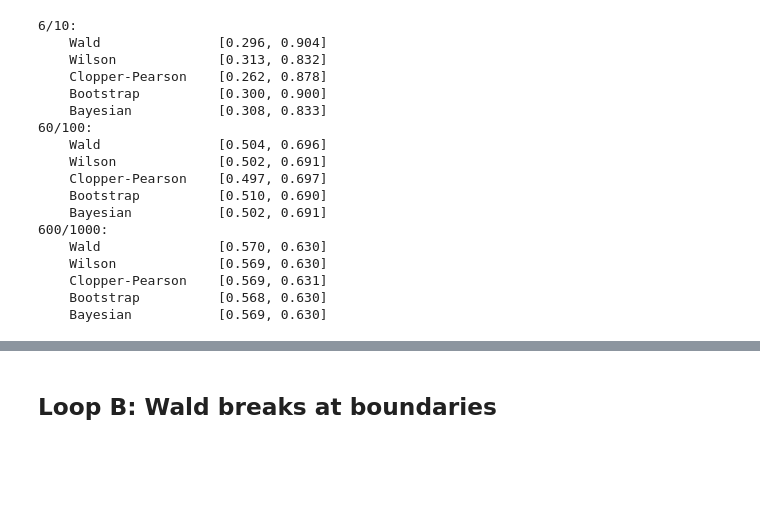
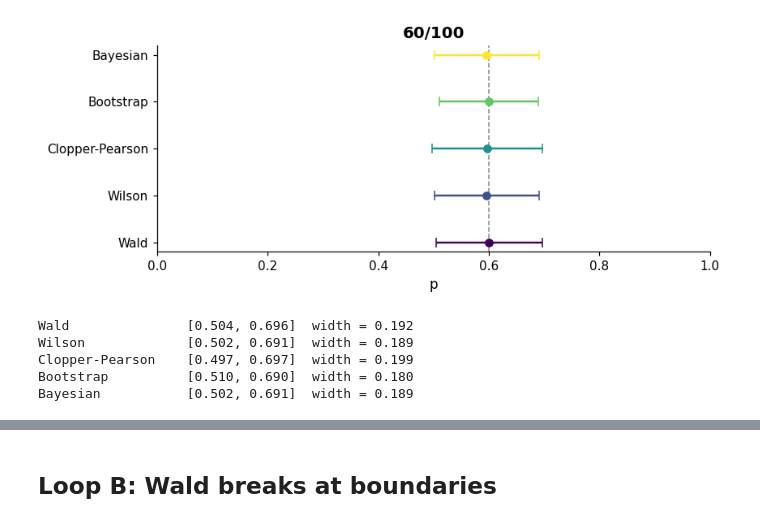
Before and after one commit to k1monfared/experimentation, a Jupyter notebook: chapters/05-confidence-intervals/notebook.ipynb, the cells around one changed output, grey strips where cells are left out. Cells and saved outputs as stored; diff of their text form; code cells hidden in the pictures; blank space fills up the shorter version.

```diff
--- a/chapters/05-confidence-intervals/notebook.ipynb
+++ b/chapters/05-confidence-intervals/notebook.ipynb
@@ -13,31 +18,29 @@ apply_style()
 # %%
-for k, n in [(6, 10), (60, 100), (600, 1000)]:
+def show_intervals(k, n):
     seq = np.concatenate([np.ones(k), np.zeros(n - k)])
     wald = proportion_confint(k, n, method='normal')
     wilson = wilson_ci(k, n)
     cp = clopper_pearson_ci(k, n)
     bs_lo, bs_hi, _ = bootstrap_ci(seq, n_boot=2000, seed=0)
     a, b = 1 + k, 1 + (n - k)
     bayes = (float(beta_dist.ppf(0.025, a, b)), float(beta_dist.ppf(0.975, a, b)))
-    print(f'{k}/{n}:')
-    for name, iv in [('Wald', wald), ('Wilson', wilson), ('Clopper-Pearson', cp), ('Bootstrap', (bs_lo, bs_hi)), ('Bayesian', bayes)]:
-        print(f'    {name:<18} [{iv[0]:.3f}, {iv[1]:.3f}]')
+    methods = [('Wald', wald), ('Wilson', wilson), ('Clopper-Pearson', cp), ('Bootstrap', (bs_lo, bs_hi)), ('Bayesian', bayes)]
+    fig, ax = plt.subplots(figsize=(8, 3.0))
+    cmap = plt.get_cmap('viridis')
+    for j, (name, (lo, hi)) in enumerate(methods):
+        ax.errorbar((lo+hi)/2, j, xerr=[[(lo+hi)/2 - lo], [hi - (lo+hi)/2]], fmt='o', capsize=4, color=cmap(j/4))
+    ax.set_yticks(range(len(methods))); ax.set_yticklabels([m[0] for m in methods])
+    ax.axvline(k/n, color=PALETTE['muted'], linestyle='--', linewidth=1)
+    ax.set_xlim(0, 1); ax.set_xlabel('p'); ax.set_title(f'{k}/{n}')
+    plt.show()
+    for name, (lo, hi) in methods:
+        print(f'{name:<18} [{lo:.3f}, {hi:.3f}]  width = {hi-lo:.3f}')
+
+show_intervals(60, 100)
 # %% [output]
+[figure, added]
-6/10:
-    Wald               [0.296, 0.904]
-    Wilson             [0.313, 0.832]
-    Clopper-Pearson    [0.262, 0.878]
-    Bootstrap          [0.300, 0.900]
-    Bayesian           [0.308, 0.833]
-60/100:
-    Wald               [0.504, 0.696]
-    Wilson             [0.502, 0.691]
-    Clopper-Pearson    [0.497, 0.697]
-    Bootstrap          [0.510, 0.690]
-    Bayesian           [0.502, 0.691]
-600/1000:
-    Wald               [0.570, 0.630]
-    Wilson             [0.569, 0.630]
-    Clopper-Pearson    [0.569, 0.631]
-    Bootstrap          [0.568, 0.630]
-    Bayesian           [0.569, 0.630]
+Wald               [0.504, 0.696]  width = 0.192
+Wilson             [0.502, 0.691]  width = 0.189
+Clopper-Pearson    [0.497, 0.697]  width = 0.199
+Bootstrap          [0.510, 0.690]  width = 0.180
+Bayesian           [0.502, 0.691]  width = 0.189
```
Also changed, not shown: parts of 11 cells of this notebook, 21 other files.
